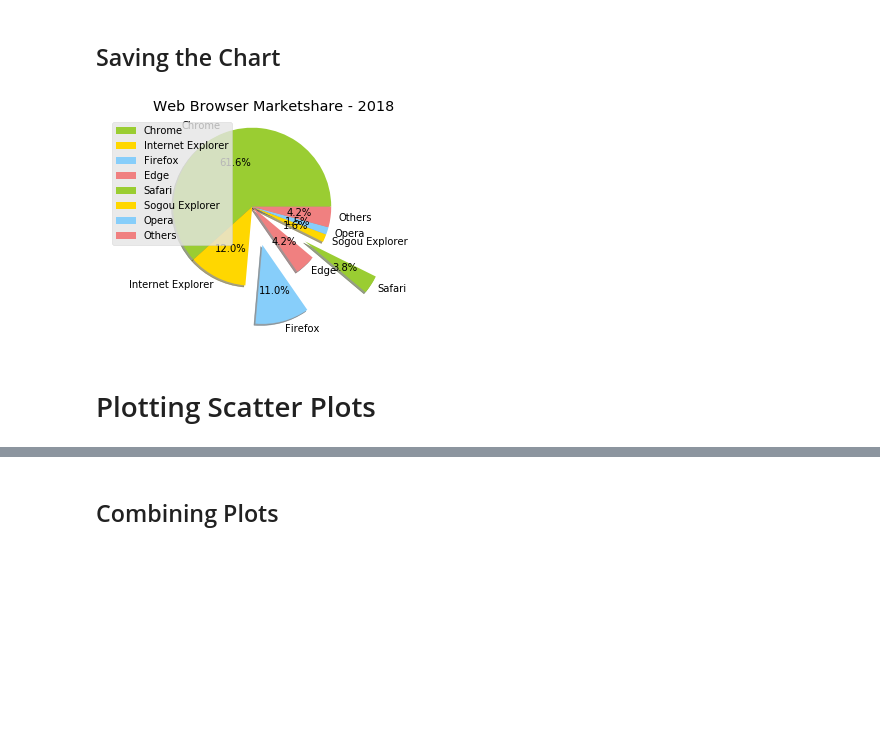
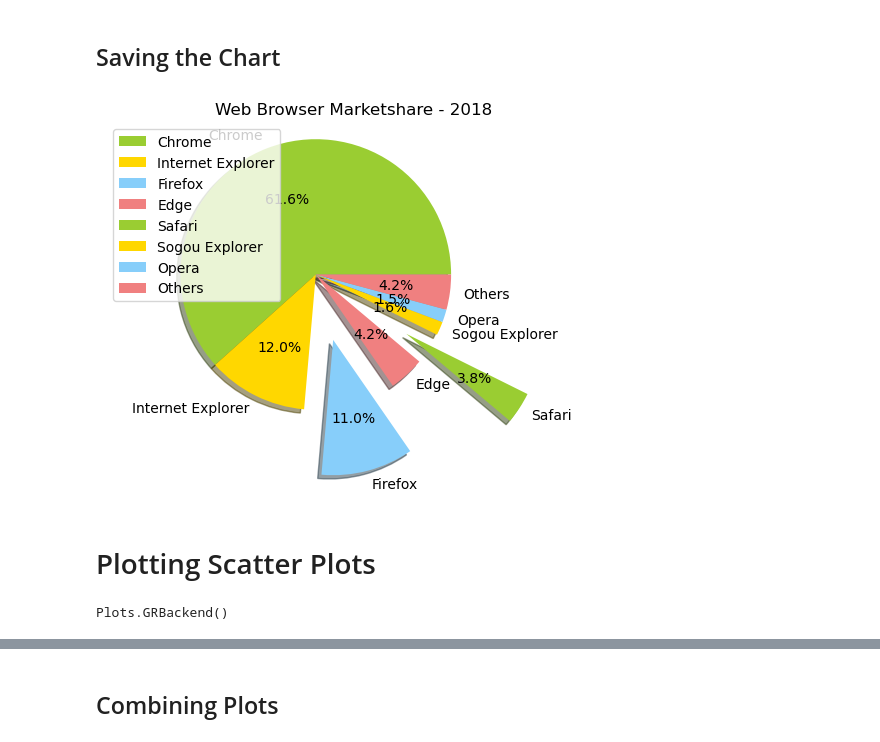
Before and after one commit to setrar/ml, a Jupyter notebook: ISBN-9781119545637/Python Machine Learning Source Code/Chapter 4 - matplotlib.jl.ipynb, the cells around one changed output, grey strips where cells are left out. Drawn from its saved outputs; the diff is of its cells as text; code cells hidden in the pictures; blank space fills up the shorter version.

```diff
--- a/ISBN-9781119545637/Python Machine Learning Source Code/Chapter 4 - matplotlib.jl.ipynb
+++ b/ISBN-9781119545637/Python Machine Learning Source Code/Chapter 4 - matplotlib.jl.ipynb
@@ -355,33 +334,34 @@ plt.show()
 # %% [markdown]
 ## Saving the Chart
 # %%
-%matplotlib inline
-import matplotlib.pyplot as plt
-
 labels      = ["Chrome", "Internet Explorer",
                "Firefox", "Edge","Safari",
                "Sogou Explorer","Opera","Others"]
 
 marketshare = [61.64, 11.98, 11.02, 4.23, 3.79, 1.63, 1.52, 4.19]
 explode     = (0,0,0.5,0,0.8,0,0,0)
-colors      = ['yellowgreen', 'gold', 'lightskyblue', 'lightcoral']
+colors      = [:yellowgreen, :gold, :lightskyblue, :lightcoral]
 
-pie = plt.pie(marketshare,
+pie1 = plt.pie(marketshare,
         explode = explode,  # fraction of the radius with which to offset each wedge
         labels = labels,
         colors = colors,
         autopct="%.1f%%",   # string or function used to label the wedges with
                             # their numeric value
-        shadow=True,
+        shadow=true,
         startangle=0)      # rotates the start of the pie chart by angle degrees
                             # counterclockwise from the x-axis
 plt.axis("equal")           # turns off the axis lines and labels
 plt.title("Web Browser Marketshare - 2018")
+plt.legend(pie1[1], labels, loc="best");
 plt.savefig("Webbrowsers.png", bbox_inches="tight")
-plt.legend(pie[0], labels, loc="best")
-plt.show()
+# plt.show()
 # %% [output]
-[figure, old version]
+[figure, new version]
 # %% [markdown]
 # Plotting Scatter Plots
+# %%
+gr()
+# %% [output]
+Plots.GRBackend()
 # %%
```
Also changed, not shown: parts of 11 cells of this notebook, 2 other files.
